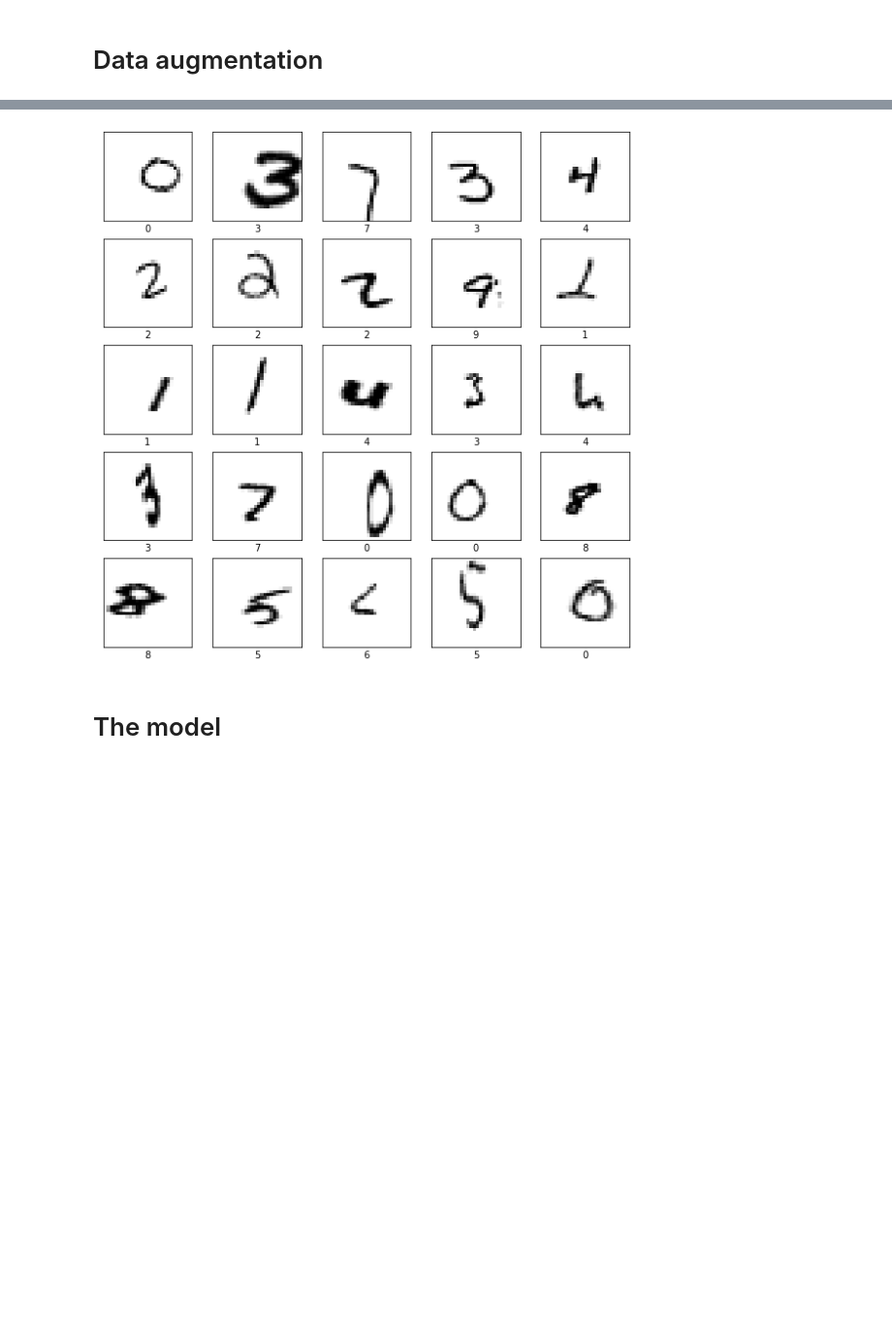
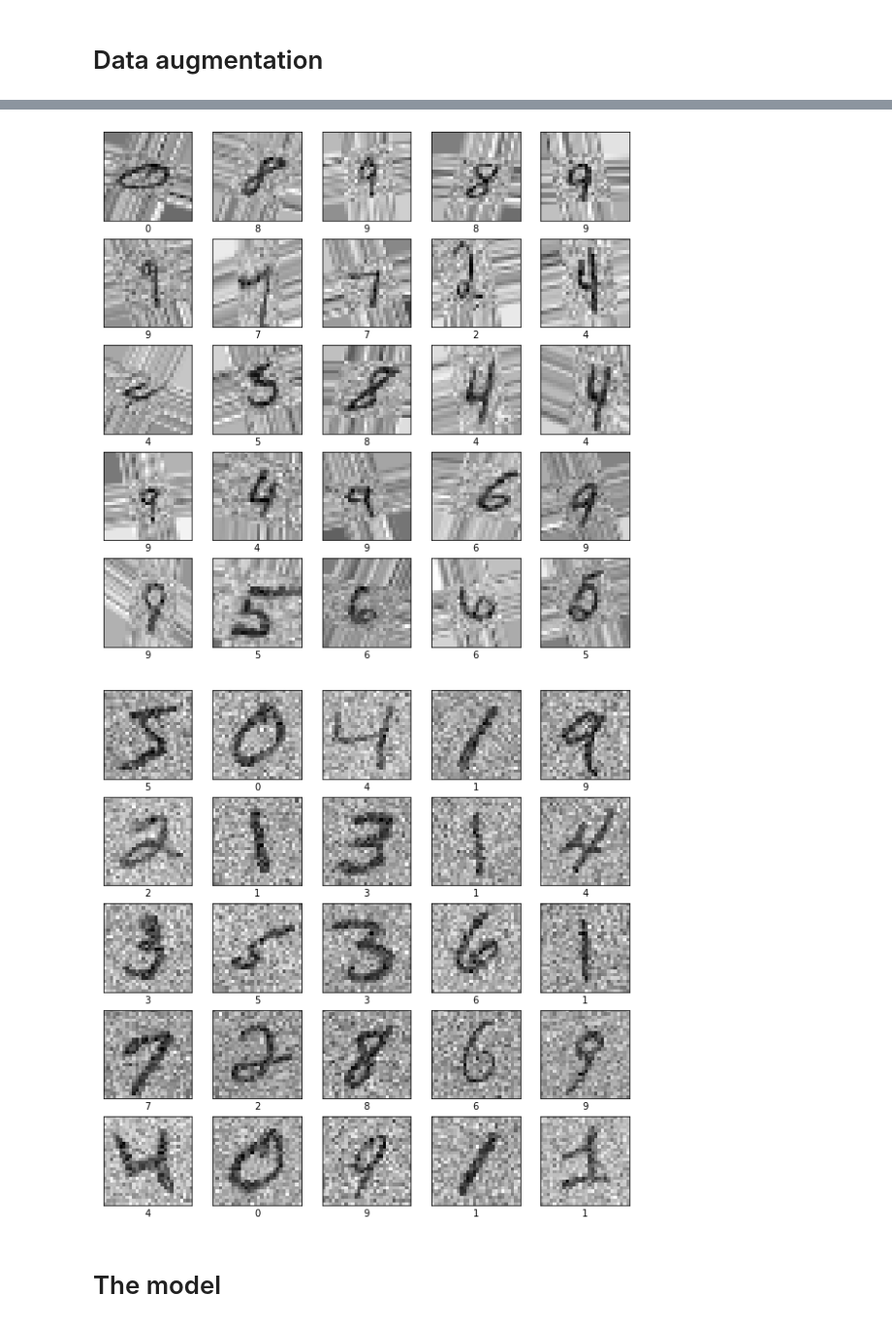
Before and after one commit to kezzyhko/MNIST_CNN, a Jupyter notebook: IMLProject.ipynb, the cells around one changed output, grey strips where cells are left out. Shown at 97% size. Cells and saved outputs as stored; diff of their text form; code cells hidden in the pictures; blank space fills up the shorter version.

Commit message:
Gaussian noise 2 times, removed brightness | 0.8442

```diff
--- a/IMLProject.ipynb
+++ b/IMLProject.ipynb
@@ -41,7 +43,7 @@ print(y.shape)
 # %% [markdown]
 # Data augmentation
 # %%
-# # plt.imshow(x[0].reshape(28, 28)/255., cmap='Greys')
-# g = GaussianNoise(70)
-# x = g(x.astype('float32'), training=True)
-# plt.imshow(tf.reshape(x[0], (28, 28))/255., cmap='Greys')
+# plt.imshow(x[0].reshape(28, 28)/255., cmap='Greys')
+g = GaussianNoise(70)
+x = g(x.astype('float32'), training=True)
+plt.imshow(tf.reshape(x[0], (28, 28))/255., cmap='Greys')
@@ -50,26 +55,36 @@ generator = ImageDataGenerator(
     rotation_range = 20,
     width_shift_range = 0.2,
     height_shift_range = 0.1,
-    zoom_range = (0.9, 2.0),
+    zoom_range = (0.9, 2),
     shear_range = 10,
-    brightness_range = (0.001, 1),
     fill_mode = 'nearest',
     validation_split = 0.15
 )
 # %%
 for x1, y1 in generator.flow(x, y, batch_size = 25):
    plt.figure(figsize=(10,10))
    for i in range(25):
        plt.subplot(5,5,i+1)
        plt.xticks([])
        plt.yticks([])
        plt.grid(False)
        plt.imshow(x1[i].reshape(28, 28), cmap=plt.cm.binary)
        plt.xlabel(y1[i])
    plt.show()
    break
+
+plt.figure(figsize=(10,10))
+for i in range(25):
+    plt.subplot(5,5,i+1)
+    plt.xticks([])
+    plt.yticks([])
+    plt.grid(False)
+    plt.imshow(tf.reshape(x[i], (28, 28)), cmap=plt.cm.binary)
+    plt.xlabel(y[i])
+plt.show()
 # %% [output]
-[figure, old version]
+[figure, new version]
+[figure, added]
 # %% [markdown]
 # The model
 # %% [markdown]
```
Also changed, not shown: parts of 4 cells of this notebook, 2 other files.
